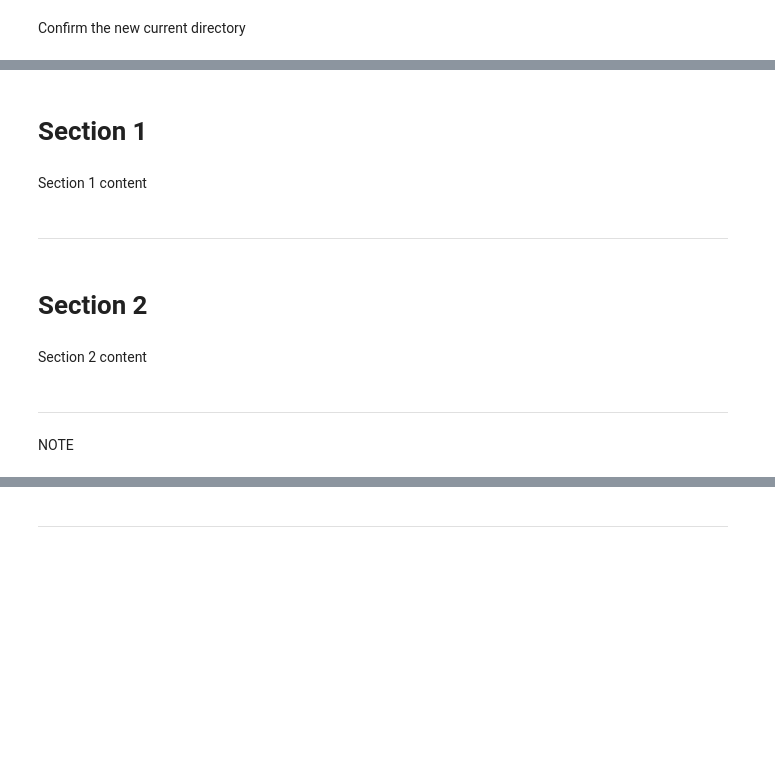
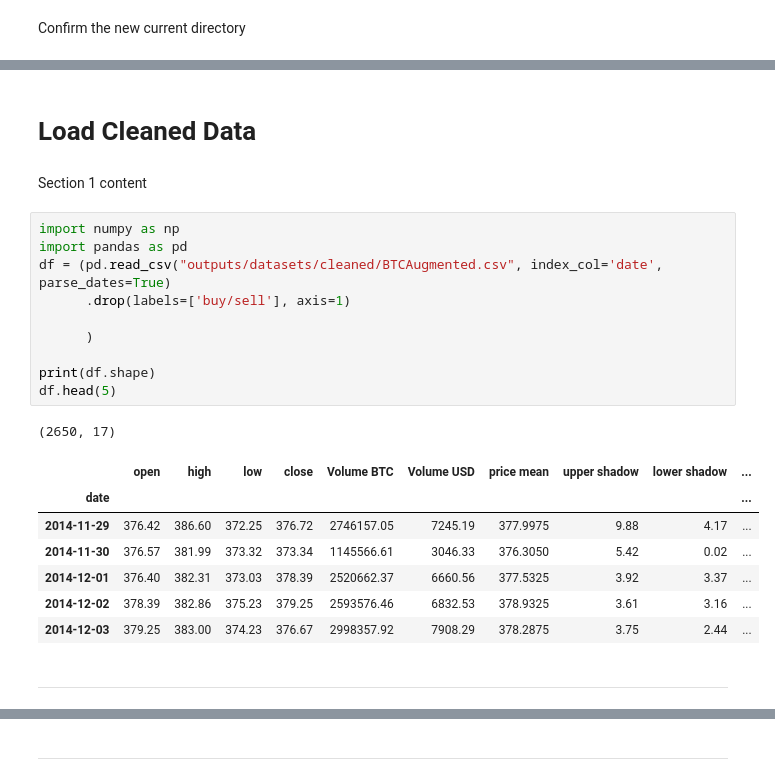
Before and after one commit to Cosmin1907/bitcoin-forecast, a Jupyter notebook: jupyter_notebooks/05 - Modeling and Evaluation - Predict Close.ipynb, the cells around one changed output, grey strips where cells are left out. Cells and saved outputs as stored; diff of their text form; blank space fills up the shorter version.

```diff
--- a/jupyter_notebooks/05 - Modeling and Evaluation - Predict Close.ipynb
+++ b/jupyter_notebooks/05 - Modeling and Evaluation - Predict Close.ipynb
@@ -44,14 +50,25 @@ current_dir
-# %% [markdown]
-# Section 1
+# %% [markdown]
+# Load Cleaned Data
 # %% [markdown]
 Section 1 content
+# %%
+import numpy as np
+import pandas as pd
+df = (pd.read_csv("outputs/datasets/cleaned/BTCAugmented.csv", index_col='date', parse_dates=True)
+      .drop(labels=['buy/sell'], axis=1)
+
+      )
+
+print(df.shape)
+df.head(5)
+# %% [output]
+(2650, 17)
+|  | open | high | low | close | Volume BTC | Volume USD | price mean | upper shadow | lower shadow | ... |
+| date |  |  |  |  |  |  |  |  |  | ... |
+| 2014-11-29 | 376.42 | 386.60 | 372.25 | 376.72 | 2746157.05 | 7245.19 | 377.9975 | 9.88 | 4.17 | ... |
+| 2014-11-30 | 376.57 | 381.99 | 373.32 | 373.34 | 1145566.61 | 3046.33 | 376.3050 | 5.42 | 0.02 | ... |
+| 2014-12-01 | 376.40 | 382.31 | 373.03 | 378.39 | 2520662.37 | 6660.56 | 377.5325 | 3.92 | 3.37 | ... |
+| 2014-12-02 | 378.39 | 382.86 | 375.23 | 379.25 | 2593576.46 | 6832.53 | 378.9325 | 3.61 | 3.16 | ... |
+| 2014-12-03 | 379.25 | 383.00 | 374.23 | 376.67 | 2998357.92 | 7908.29 | 378.2875 | 3.75 | 2.44 | ... |
 # %% [markdown]
 ---
-# %% [markdown]
-# Section 2
-# %% [markdown]
-Section 2 content
-# %% [markdown]
----
-# %% [markdown]
-NOTE
```
Also changed, not shown: parts of 32 cells of this notebook, 2 other files.
